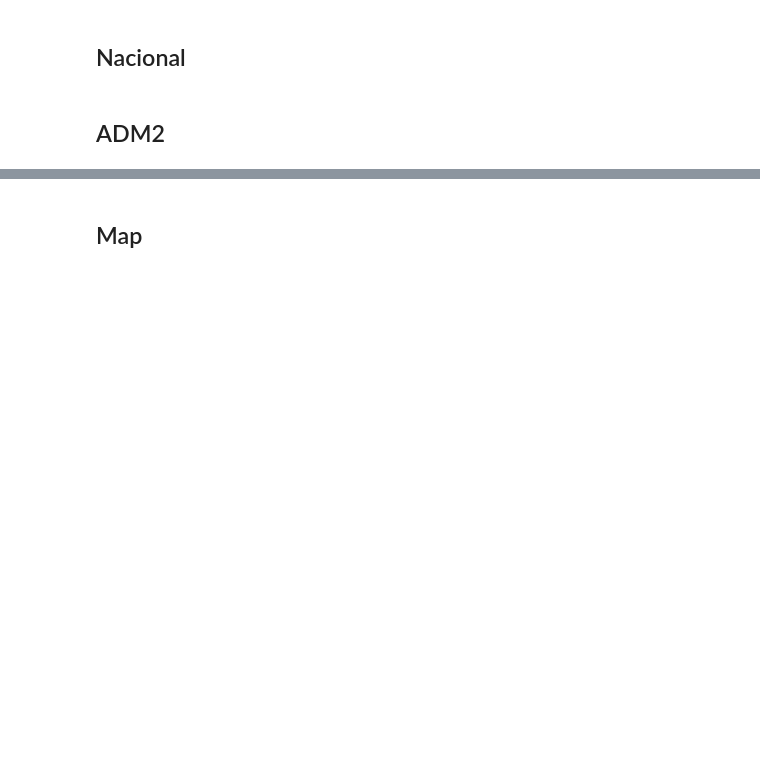
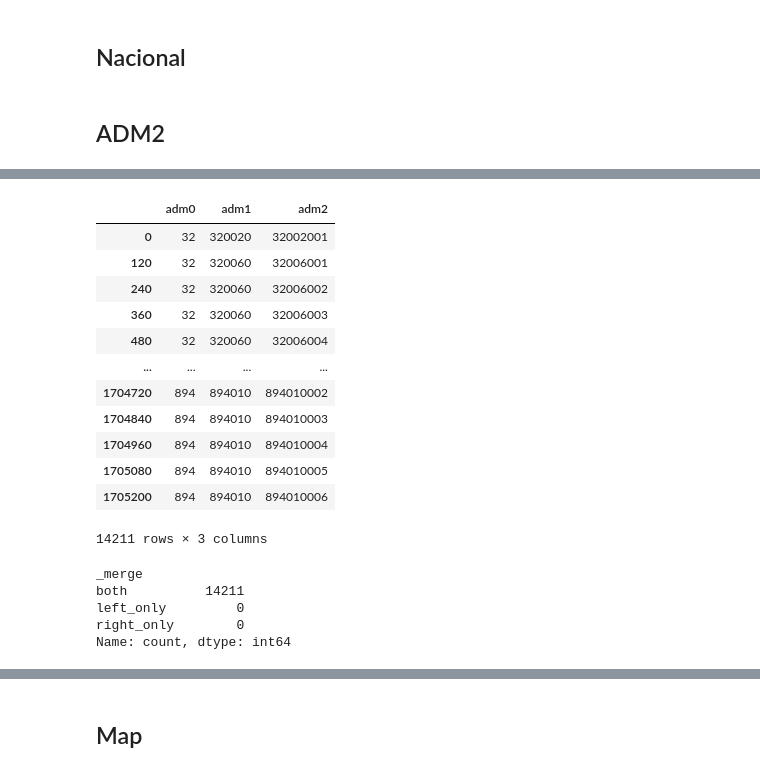
Before and after one commit to Queeno11/CLIENT-v2, a Jupyter notebook: 06_bases_webpage.ipynb, the cells around one changed output, grey strips where cells are left out. Cells and saved outputs as stored; diff of their text form; code cells hidden in the pictures; blank space fills up the shorter version.

```diff
--- a/06_bases_webpage.ipynb
+++ b/06_bases_webpage.ipynb
@@ -297,0 +363,25 @@ df.to_csv(r"D:\World Bank\CLIENT v2\Data\Data_out\for webpage\HC_geo_data.csv",
+# %%
+df_adm_unique = df[["adm0","adm1","adm2"]].drop_duplicates()
+df_adm_unique
+# %% [output]
+|  | adm0 | adm1 | adm2 |
+| 0 | 32 | 320020 | 32002001 |
+| 120 | 32 | 320060 | 32006001 |
+| 240 | 32 | 320060 | 32006002 |
+| 360 | 32 | 320060 | 32006003 |
+| 480 | 32 | 320060 | 32006004 |
+| ... | ... | ... | ... |
+| 1704720 | 894 | 894010 | 894010002 |
+| 1704840 | 894 | 894010 | 894010003 |
+| 1704960 | 894 | 894010 | 894010004 |
+| 1705080 | 894 | 894010 | 894010005 |
+| 1705200 | 894 | 894010 | 894010006 |
+14211 rows × 3 columns
+# %%
+gdf_adm_unique.merge(df_adm_unique, on=["adm0","adm1","adm2"], how="outer", indicator=True)._merge.value_counts()
+# %% [output]
+_merge
+both          14211
+left_only         0
+right_only        0
+Name: count, dtype: int64
```
Also changed, not shown: parts of 22 cells of this notebook, 2 other files.
